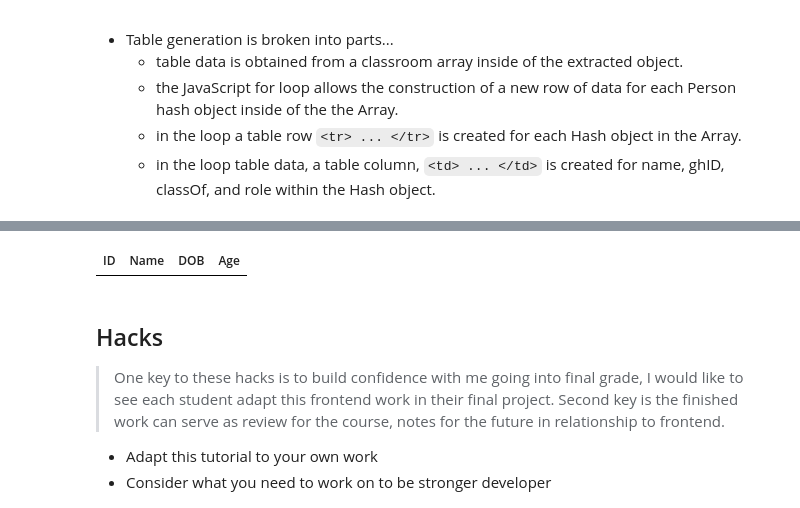
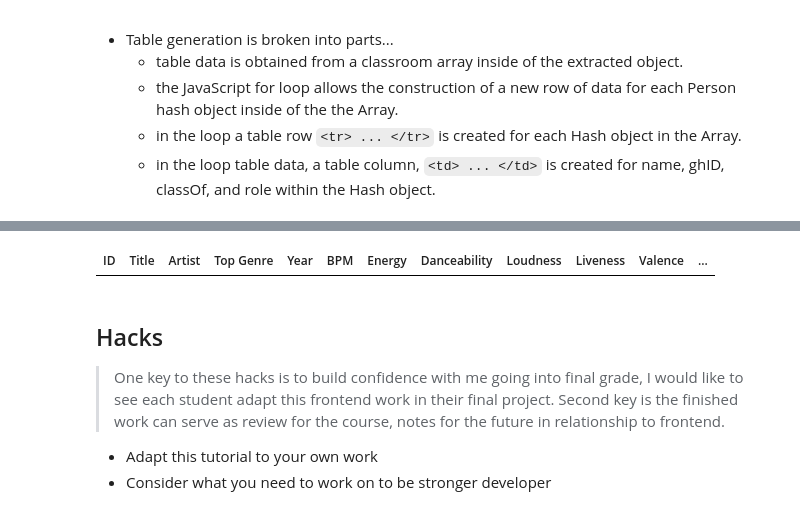
Before and after one commit to kayleehou/myproject, a Jupyter notebook: _notebooks/2023-05-19-PBL-javascript_tutorial.ipynb, the cells around one changed output, grey strips where cells are left out. Saved outputs shown, nothing was run; the diff lists cells and outputs as text; code cells hidden in the pictures.

```diff
--- a/_notebooks/2023-05-19-PBL-javascript_tutorial.ipynb
+++ b/_notebooks/2023-05-19-PBL-javascript_tutorial.ipynb
@@ -456,51 +551,111 @@ for (var row of classroom) {
 # %%
 %%html
 <head>
-    <!-- load jQuery and DataTables syle and scripts -->
+    <!-- load jQuery and DataTables style and scripts -->
     <link rel="stylesheet" type="text/css" href="https://cdn.datatables.net/1.10.25/css/jquery.dataTables.min.css">
     <script type="text/javascript" language="javascript" src="https://code.jquery.com/jquery-3.6.0.min.js"></script>
     <script type="text/javascript" language="javascript" src="https://cdn.datatables.net/1.10.25/js/jquery.dataTables.min.js"></script>
 </head>
-<table id="flaskTable" class="table" style="width:100%">
-    <thead id="flaskHead">
+<table id="flaskTable1" class="table" style="width:100%">
+    <thead id="flaskHead1">
         <tr>
             <th>ID</th>
-            <th>Name</th>
-            <th>DOB</th>
-            <th>Age</th>
+            <th>Title</th>
+            <th>Artist</th>
+            <th>Top Genre</th>
+            <th>Year</th>
+            <th>BPM</th>
+            <th>Energy</th>
+            <th>Danceability</th>
+            <th>Loudness</th>
+            <th>Liveness</th>
+            <th>Valence</th>
+            <th>Length</th>
+            <th>Acousticness</th>
+            <th>Speechiness</th>
+            <th>Popularity</th>
         </tr>
     </thead>
-    <tbody id="flaskBody"></tbody>
+    <tbody id="flaskBody1"></tbody>
 </table>
 
 <script>
   $(document).ready(function() {
-    fetch('https://flask.nighthawkcodingsociety.com/api/users/', { mode: 'cors' })
+    fetch('https://playourshiny.duckdns.org/songdatabase', { mode: 'cors' })
     .then(response => {
       if (!response.ok) {
         throw new Error('API response failed');
       }
       return response.json();
     })
     .then(data => {
       for (const row of data) {
-        // BUG warning/resolution - DataTable requires row to be single append
-        $('#flaskBody').append('<tr><td>' +
+        // BUG warning/resolution - DataTable requires row to be a single append
+        $('#flaskBody1').append('<tr><td>' +
             row.id + '</td><td>' +
-            row.name + '</td><td>' +
-            row.dob + '</td><td>' +
-            row.age + '</td></tr>');
+            row.title + '</td><td>' +
+            row.artist + '</td><td>' +
+            row.top_genre + '</td><td>' +
+            row.year + '</td><td>' +
+            row.bpm + '</td><td>' +
+            row.energy + '</td><td>' +
+            row.danceability + '</td><td>' +
+            row.loudness + '</td><td>' +
+            row.liveness + '</td><td>' +
+            row.valence + '</td><td>' +
+            row.duration + '</td><td>' +
+            row.acousticness + '</td><td>' +
+            row.speechiness + '</td><td>' +
+            row.popularity + '</td></tr>');
       }
-      // BUG warning - Jupyter does not show Datatable controls, works on deployed GitHub pages
-      $("#flaskTable").DataTable();
+      // BUG warning - Jupyter does not show DataTable controls, works on deployed GitHub pages
+      $("#flaskTable1").DataTable();
     })
     .catch(error => {
       console.error('Error:', error);
     });
   });
 </script>
+
+<style>
+  /* Override default table styles */
+  table.dataTable {
+    border-collapse: collapse;
+    width: 100%;
+    color: #fff; /* Light text color */
+  }
+
+  table.dataTable th,
+  table.dataTable td {
+    padding: 8px;
+    border-bottom: 1px solid #ddd;
+    text-align: center;
+  }
+
+  /* Table header background */
+  table.dataTable th {
+    background-color: #f5f5f5; /* Light gray */
+    color: #333; /* Dark text color */
+  }
+
+  /* Table body background */
+  table.dataTable td {
+    background-color: #006400; /* Dark green */
+  }
+
+  /* Hover effect */
+  table.dataTable tbody tr:hover {
+    background-color: #4CAF50; /* Darker green */
+    color: #fff; /* Light text color */
+  }
+
+  /* Remove table border */
+  table.dataTable {
+    border: none;
+  }
+</style>
 # %% [output]
-| ID | Name | DOB | Age |
+| ID | Title | Artist | Top Genre | Year | BPM | Energy | Danceability | Loudness | Liveness | Valence | ... |
 # %% [markdown]
 ## Hacks
 > One key to these hacks is to build confidence with me going into final grade, I would like to see each student adapt this frontend work in their final project.  Second key is the finished work can serve as review for the course, notes for the future in relationship to frontend.
```
Also changed, not shown: parts of 1 cell of this notebook, 1 other file.
